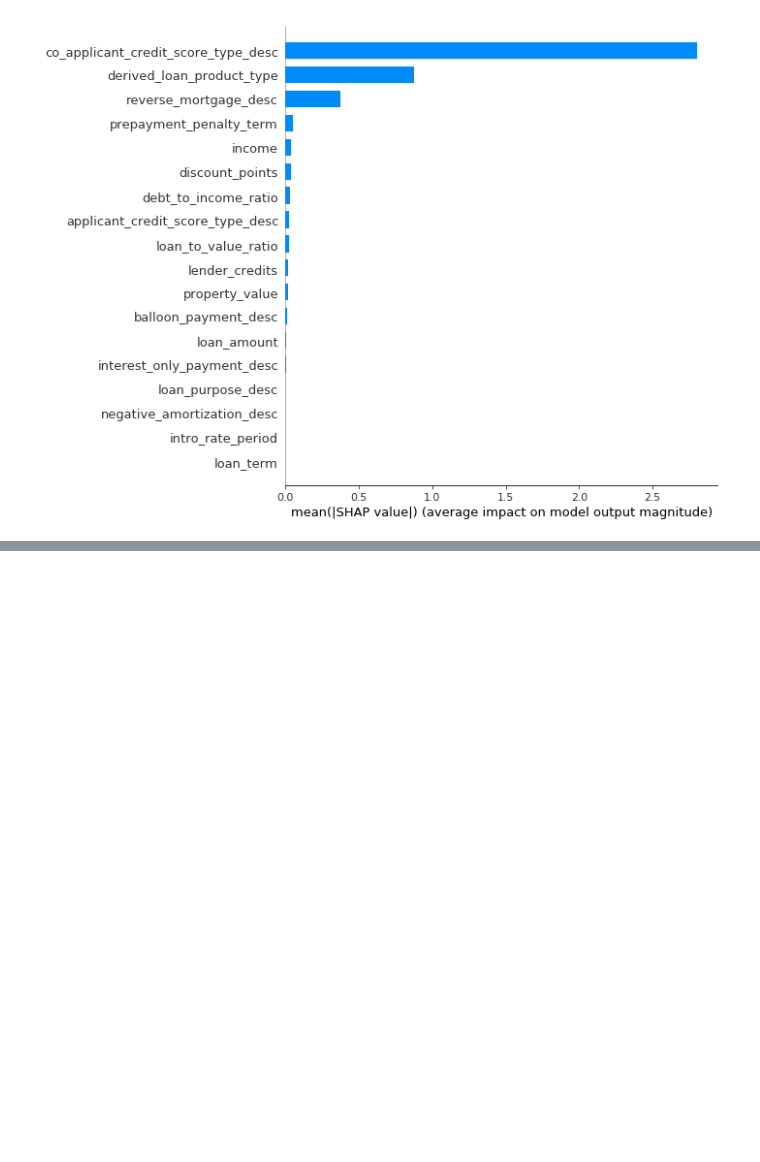
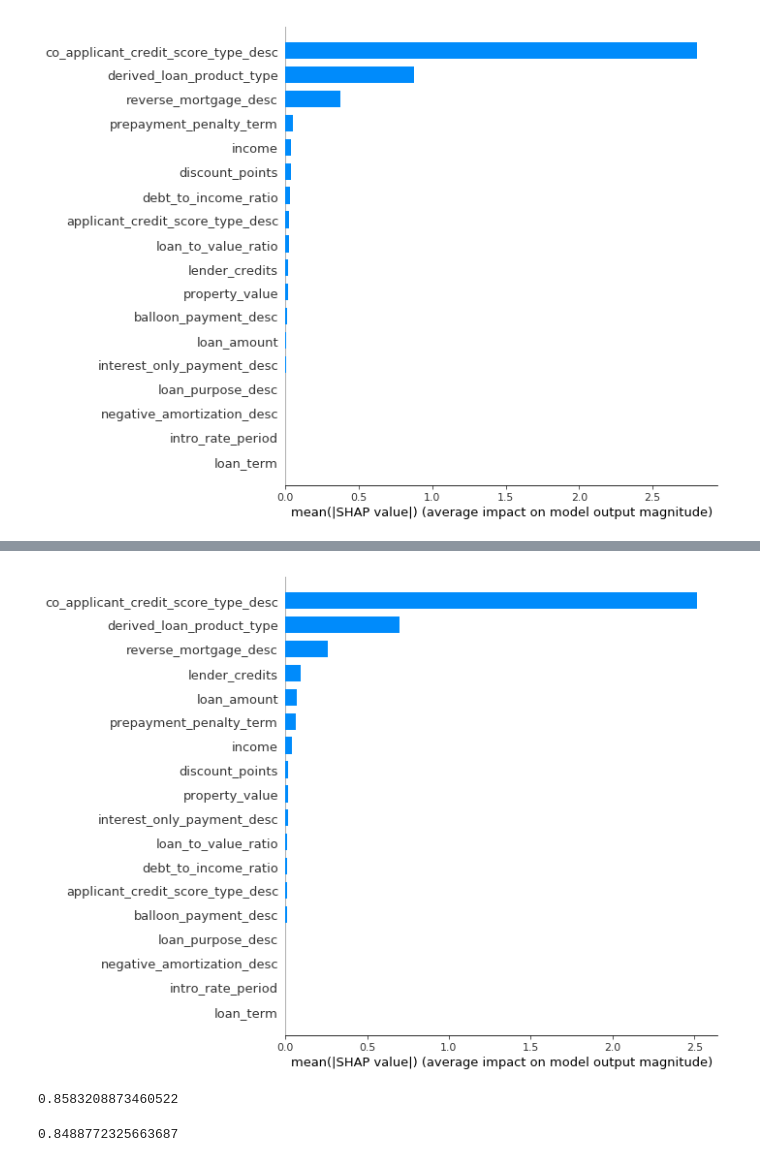
Before and after one commit to h2oai/article-information-2019, a Jupyter notebook: notebooks/mgbm.ipynb, the cells around one changed output, grey strips where cells are left out. Drawn from its saved outputs; the diff is of its cells as text; code cells hidden in the pictures; blank space fills up the shorter version.

```diff
--- a/notebooks/mgbm.ipynb
+++ b/notebooks/mgbm.ipynb
@@ -327,0 +476,2 @@ shap.summary_plot(shap_values_mgbm_default, X, plot_type="bar")
+# %%
+shap_values_mgbm_lucky, expected_value_mgbm_lucky = get_shapley(mgbm_lucky, train, X)
@@ -327,0 +486,16 @@ shap.summary_plot(shap_values_mgbm_default, X, plot_type="bar")
+# %%
+shap.summary_plot(shap_values_mgbm_lucky, X, plot_type="bar")
+# %% [output]
+[figure, added]
+# %%
+## Get the AUC on the test set
+perf_mgbm_lucky = mgbm_lucky.model_performance(test)
+print(perf_mgbm_lucky.auc())
+# %% [output]
+0.8583208873460522
+# %%
+## Get the AUC on the test set
+perf_cv_mgbm_lucky = mgbm_lucky.model_performance(xval=True)
+print(perf_cv_mgbm_lucky.auc())
+# %% [output]
+0.8488772325663687
```
Also changed, not shown: parts of 9 cells of this notebook.
